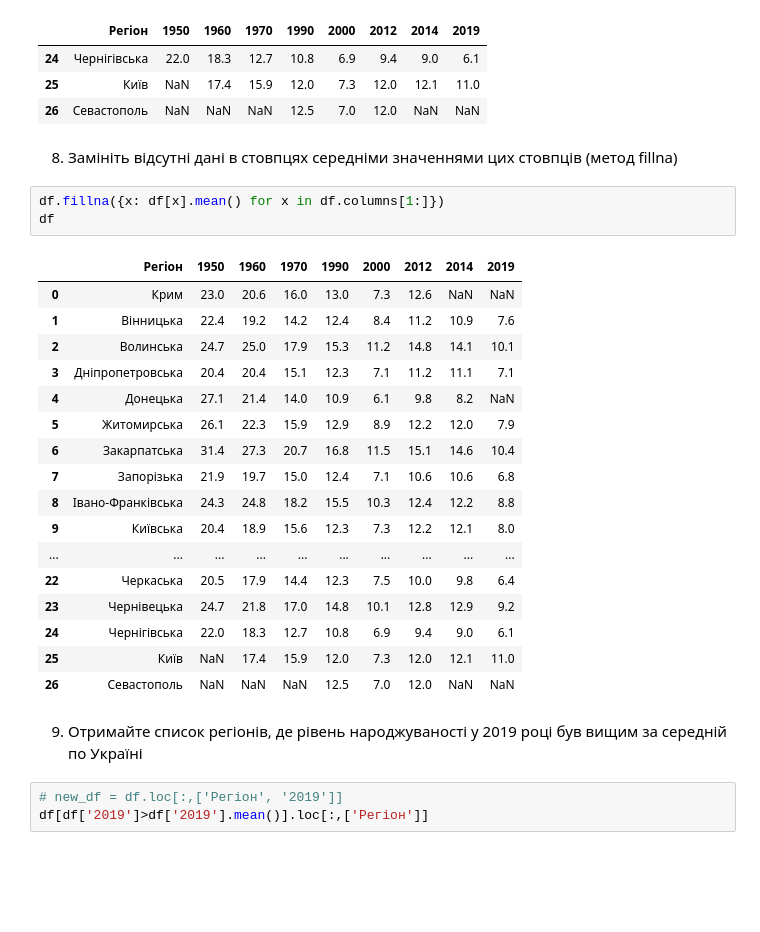
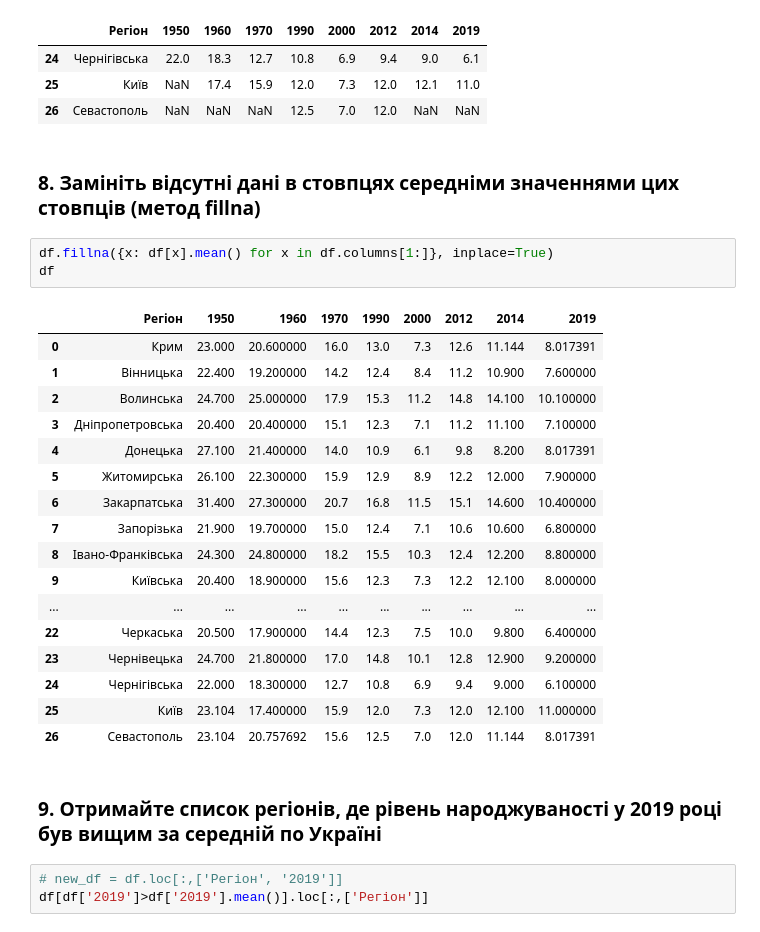
Before and after one commit to Musfer/goit_3, a Jupyter notebook: week2/Hw2.1.ipynb, the cells around one changed output. Cells and saved outputs as stored; diff of their text form; blank space fills up the shorter version.

```diff
--- a/week2/Hw2.1.ipynb
+++ b/week2/Hw2.1.ipynb
@@ -113,30 +116,30 @@ df.tail(3)
 | 25 | Київ | NaN | 17.4 | 15.9 | 12.0 | 7.3 | 12.0 | 12.1 | 11.0 |
 | 26 | Севастополь | NaN | NaN | NaN | 12.5 | 7.0 | 12.0 | NaN | NaN |
 # %% [markdown]
-8. Замініть відсутні дані в стовпцях середніми значеннями цих стовпців (метод fillna)
+### 8. Замініть відсутні дані в стовпцях середніми значеннями цих стовпців (метод fillna)
 # %%
-df.fillna({x: df[x].mean() for x in df.columns[1:]})
+df.fillna({x: df[x].mean() for x in df.columns[1:]}, inplace=True)
 df
 # %% [output]
 |  | Регіон | 1950 | 1960 | 1970 | 1990 | 2000 | 2012 | 2014 | 2019 |
-| 0 | Крим | 23.0 | 20.6 | 16.0 | 13.0 | 7.3 | 12.6 | NaN | NaN |
-| 1 | Вінницька | 22.4 | 19.2 | 14.2 | 12.4 | 8.4 | 11.2 | 10.9 | 7.6 |
-| 2 | Волинська | 24.7 | 25.0 | 17.9 | 15.3 | 11.2 | 14.8 | 14.1 | 10.1 |
-| 3 | Дніпропетровська | 20.4 | 20.4 | 15.1 | 12.3 | 7.1 | 11.2 | 11.1 | 7.1 |
-| 4 | Донецька | 27.1 | 21.4 | 14.0 | 10.9 | 6.1 | 9.8 | 8.2 | NaN |
-| 5 | Житомирська | 26.1 | 22.3 | 15.9 | 12.9 | 8.9 | 12.2 | 12.0 | 7.9 |
-| 6 | Закарпатська | 31.4 | 27.3 | 20.7 | 16.8 | 11.5 | 15.1 | 14.6 | 10.4 |
-| 7 | Запорізька | 21.9 | 19.7 | 15.0 | 12.4 | 7.1 | 10.6 | 10.6 | 6.8 |
-| 8 | Івано-Франківська | 24.3 | 24.8 | 18.2 | 15.5 | 10.3 | 12.4 | 12.2 | 8.8 |
-| 9 | Київська | 20.4 | 18.9 | 15.6 | 12.3 | 7.3 | 12.2 | 12.1 | 8.0 |
+| 0 | Крим | 23.000 | 20.600000 | 16.0 | 13.0 | 7.3 | 12.6 | 11.144 | 8.017391 |
+| 1 | Вінницька | 22.400 | 19.200000 | 14.2 | 12.4 | 8.4 | 11.2 | 10.900 | 7.600000 |
+| 2 | Волинська | 24.700 | 25.000000 | 17.9 | 15.3 | 11.2 | 14.8 | 14.100 | 10.100000 |
+| 3 | Дніпропетровська | 20.400 | 20.400000 | 15.1 | 12.3 | 7.1 | 11.2 | 11.100 | 7.100000 |
+| 4 | Донецька | 27.100 | 21.400000 | 14.0 | 10.9 | 6.1 | 9.8 | 8.200 | 8.017391 |
+| 5 | Житомирська | 26.100 | 22.300000 | 15.9 | 12.9 | 8.9 | 12.2 | 12.000 | 7.900000 |
+| 6 | Закарпатська | 31.400 | 27.300000 | 20.7 | 16.8 | 11.5 | 15.1 | 14.600 | 10.400000 |
+| 7 | Запорізька | 21.900 | 19.700000 | 15.0 | 12.4 | 7.1 | 10.6 | 10.600 | 6.800000 |
+| 8 | Івано-Франківська | 24.300 | 24.800000 | 18.2 | 15.5 | 10.3 | 12.4 | 12.200 | 8.800000 |
+| 9 | Київська | 20.400 | 18.900000 | 15.6 | 12.3 | 7.3 | 12.2 | 12.100 | 8.000000 |
 | ... | ... | ... | ... | ... | ... | ... | ... | ... | ... |
-| 22 | Черкаська | 20.5 | 17.9 | 14.4 | 12.3 | 7.5 | 10.0 | 9.8 | 6.4 |
-| 23 | Чернівецька | 24.7 | 21.8 | 17.0 | 14.8 | 10.1 | 12.8 | 12.9 | 9.2 |
-| 24 | Чернігівська | 22.0 | 18.3 | 12.7 | 10.8 | 6.9 | 9.4 | 9.0 | 6.1 |
-| 25 | Київ | NaN | 17.4 | 15.9 | 12.0 | 7.3 | 12.0 | 12.1 | 11.0 |
-| 26 | Севастополь | NaN | NaN | NaN | 12.5 | 7.0 | 12.0 | NaN | NaN |
+| 22 | Черкаська | 20.500 | 17.900000 | 14.4 | 12.3 | 7.5 | 10.0 | 9.800 | 6.400000 |
+| 23 | Чернівецька | 24.700 | 21.800000 | 17.0 | 14.8 | 10.1 | 12.8 | 12.900 | 9.200000 |
+| 24 | Чернігівська | 22.000 | 18.300000 | 12.7 | 10.8 | 6.9 | 9.4 | 9.000 | 6.100000 |
+| 25 | Київ | 23.104 | 17.400000 | 15.9 | 12.0 | 7.3 | 12.0 | 12.100 | 11.000000 |
+| 26 | Севастополь | 23.104 | 20.757692 | 15.6 | 12.5 | 7.0 | 12.0 | 11.144 | 8.017391 |
 # %% [markdown]
-9. Отримайте список регіонів, де рівень народжуваності у 2019 році був вищим за середній по Україні
+### 9. Отримайте список регіонів, де рівень народжуваності у 2019 році був вищим за середній по Україні
 # %%
 # new_df = df.loc[:,['Регіон', '2019']]
 df[df['2019']>df['2019'].mean()].loc[:,['Регіон']]
```
Also changed, not shown: parts of 11 cells of this notebook, 4 other files.
